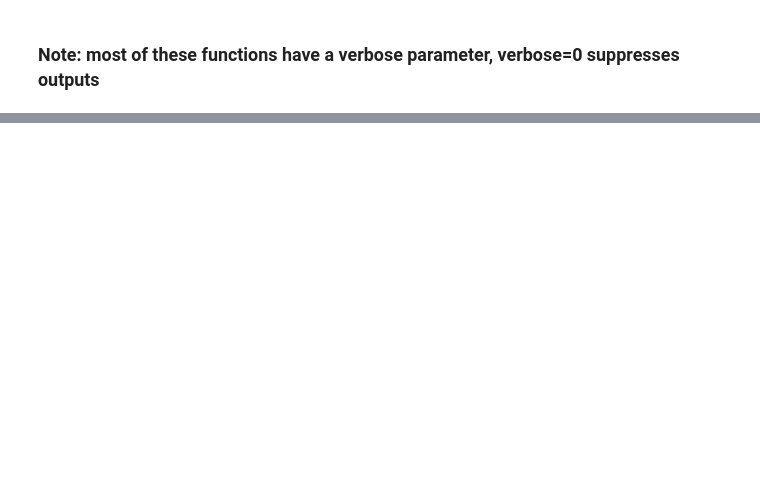
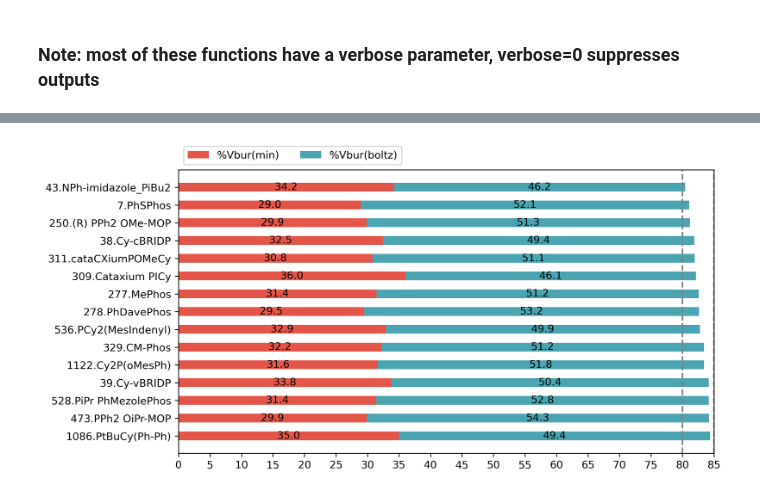
Before and after one commit to beef-broccoli/ochem-data, a Jupyter notebook: kraken/demo.ipynb, the cells around one changed output, grey strips where cells are left out. Drawn from its saved outputs; the diff is of its cells as text; code cells hidden in the pictures; blank space fills up the shorter version.

Commit message:
update on demo, kraken usage examples

```diff
--- a/kraken/demo.ipynb
+++ b/kraken/demo.ipynb
@@ -333,0 +359,94 @@ featurize_ligand(id=254)
+# %%
+import json
+import pandas as pd
+import numpy as np
+import matplotlib.pyplot as plt
+import matplotlib as mpl
+mpl.rcParams['figure.dpi'] = 300
+
+from kraken_utils import access_multi
+
+# find commercial buchwald ligands
+with open('id_list/buchwald_found.json', 'r') as f:
+    ids = json.load(f)
+with open('id_list/commercial.json', 'r') as f:
+    comm_ids = json.load(f)
+
+ids = list(set(ids) & set(comm_ids))
+
+# get data for these ligands, find %Vbur(min) and %Vbur(boltz)
+data, ids_no_data = access_multi(ids, mode='data')
+ids_yes_data = list(data.keys())
+
+mins = []
+boltzs = []
+for id in ids_yes_data:
+    mins.append(data[id]['min_data']['vbur_vbur']/180*100)  # percent vbur, divide by the volume of a 3.5A-radius ball
+    boltzs.append(data[id]['boltzmann_averaged_data']['vbur_vbur']/180*100)
+
+# fetch names
+identifiers = pd.read_csv('identifiers.csv')
+labels = []
+for id in ids_yes_data:
+    name = identifiers.loc[identifiers['id'] == id]['ligand'].values[0]
+    labels.append(str(id) + '.' + str(name))
+
+# prepare data for plotting
+df = pd.DataFrame(data={'labels': labels,
+                        '%Vbur(min)': mins,
+                        '%Vbur(boltz)': boltzs,
+                        'sum': [m+b for m,b in zip(mins, boltzs)]})
+
+df = df.loc[(df['sum']>80) & (df['sum']<85)]  # can change threshold here
+df = df.sort_values(by=['sum'])
+
+# draw a horizontal bar chart for discrete categorical values
+def categorical_bar(labels, data, category_names):
+    """
+        Parameters
+        ----------
+        labels : list
+            A list of entries (individual reactions, ligands, chemicals...)
+        data : numpy array
+            Data as numpy array; for each label count each category
+        category_names : list of str
+            The category labels
+    """
+    # labels = list(results.keys())
+    # data = np.array(list(results.values()))
+    data_cum = data.cumsum(axis=1)
+    category_colors = plt.get_cmap('Spectral')(
+        np.linspace(0.15, 0.85, data.shape[1]))
+
+    fig, ax = plt.subplots(figsize=(9.2, 5))
+    ax.invert_yaxis()
+    ax.xaxis.set_visible(True)
+    ax.set_xlim(0, np.sum(data, axis=1).max())
+
+    for i, (colname, color) in enumerate(zip(category_names, category_colors)):
+        widths = data[:, i]
+        starts = data_cum[:, i] - widths
+        ax.barh(labels, widths, left=starts, height=0.5,
+                label=colname, color=color)
+        xcenters = starts + widths / 2
+
+        r, g, b, _ = color
+        # text_color = 'white' if r * g * b < 0.5 else 'black'  # auto adjust text color based on color
+        text_color = 'black'
+        for y, (x, c) in enumerate(zip(xcenters, widths)):
+            if int(c) != 0:
+                ax.text(x, y, str(round(c, 1)), ha='center', va='center', color=text_color)
+
+    ax.legend(ncol=len(category_names), bbox_to_anchor=(0, 1),
+              loc='lower left', fontsize='medium')
+
+    return fig, ax
+
+# plot
+fig, ax = categorical_bar(df['labels'], df[['%Vbur(min)', '%Vbur(boltz)']].to_numpy(), ['%Vbur(min)', '%Vbur(boltz)'])
+ax.axvline(80, ls='--', color='gray')
+ax.axvline(85, ls='--', color='gray')
+ax.set_xticks(np.arange(0,90,5))
+plt.show()
+# %% [output]
+[figure, added]
```
Also changed, not shown: parts of 11 cells of this notebook, 3 other files.
